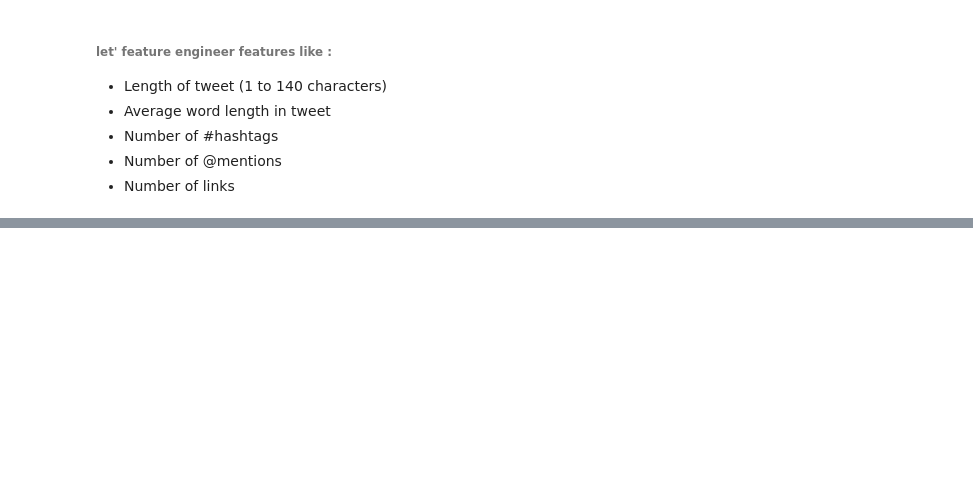
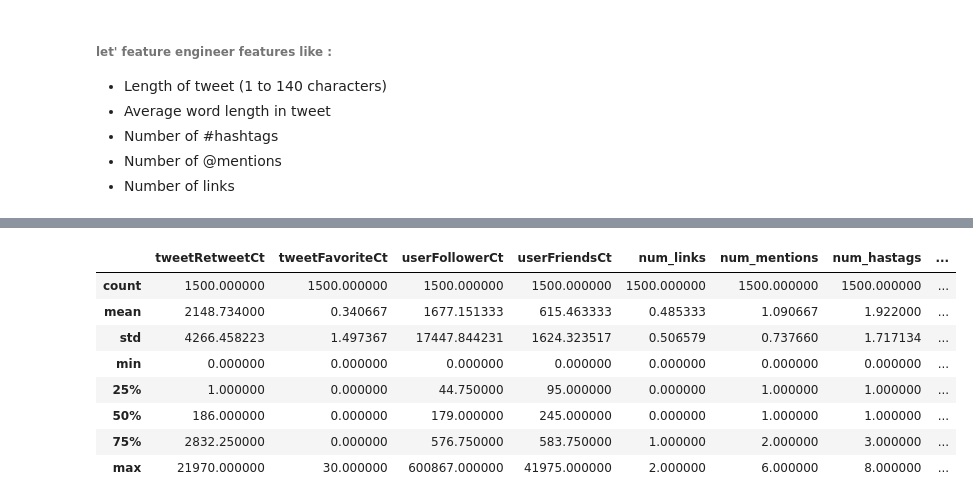
Before and after one commit to Akshaypatil7/Retweet-Analysis, a Jupyter notebook: Retweets Analysis.ipynb, the cells around one changed output, grey strips where cells are left out. Drawn from its saved outputs; the diff is of its cells as text; code cells hidden in the pictures; blank space fills up the shorter version.

```diff
--- a/Retweets Analysis.ipynb
+++ b/Retweets Analysis.ipynb
@@ -180,0 +250,12 @@ df['length_of_tweet'] = df['tweetText'].apply(length_of_tweet)
+# %%
+df.describe()
+# %% [output]
+|  | tweetRetweetCt | tweetFavoriteCt | userFollowerCt | userFriendsCt | num_links | num_mentions | num_hastags | ... |
+| count | 1500.000000 | 1500.000000 | 1500.000000 | 1500.000000 | 1500.000000 | 1500.000000 | 1500.000000 | ... |
+| mean | 2148.734000 | 0.340667 | 1677.151333 | 615.463333 | 0.485333 | 1.090667 | 1.922000 | ... |
+| std | 4266.458223 | 1.497367 | 17447.844231 | 1624.323517 | 0.506579 | 0.737660 | 1.717134 | ... |
+| min | 0.000000 | 0.000000 | 0.000000 | 0.000000 | 0.000000 | 0.000000 | 0.000000 | ... |
+| 25% | 1.000000 | 0.000000 | 44.750000 | 95.000000 | 0.000000 | 1.000000 | 1.000000 | ... |
+| 50% | 186.000000 | 0.000000 | 179.000000 | 245.000000 | 0.000000 | 1.000000 | 1.000000 | ... |
+| 75% | 2832.250000 | 0.000000 | 576.750000 | 583.750000 | 1.000000 | 2.000000 | 3.000000 | ... |
+| max | 21970.000000 | 30.000000 | 600867.000000 | 41975.000000 | 2.000000 | 6.000000 | 8.000000 | ... |
```
Also changed, not shown: parts of 32 cells of this notebook.
